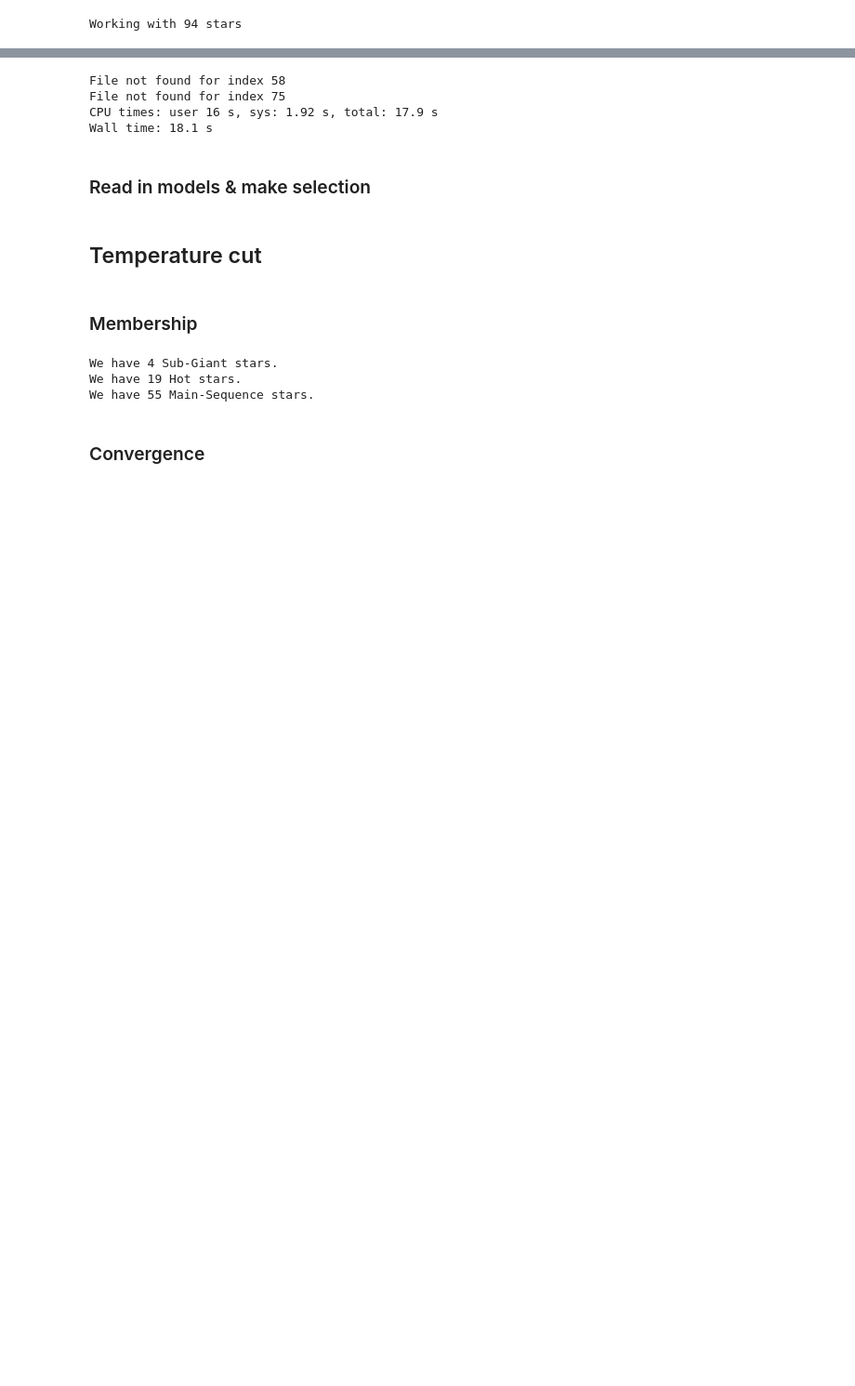
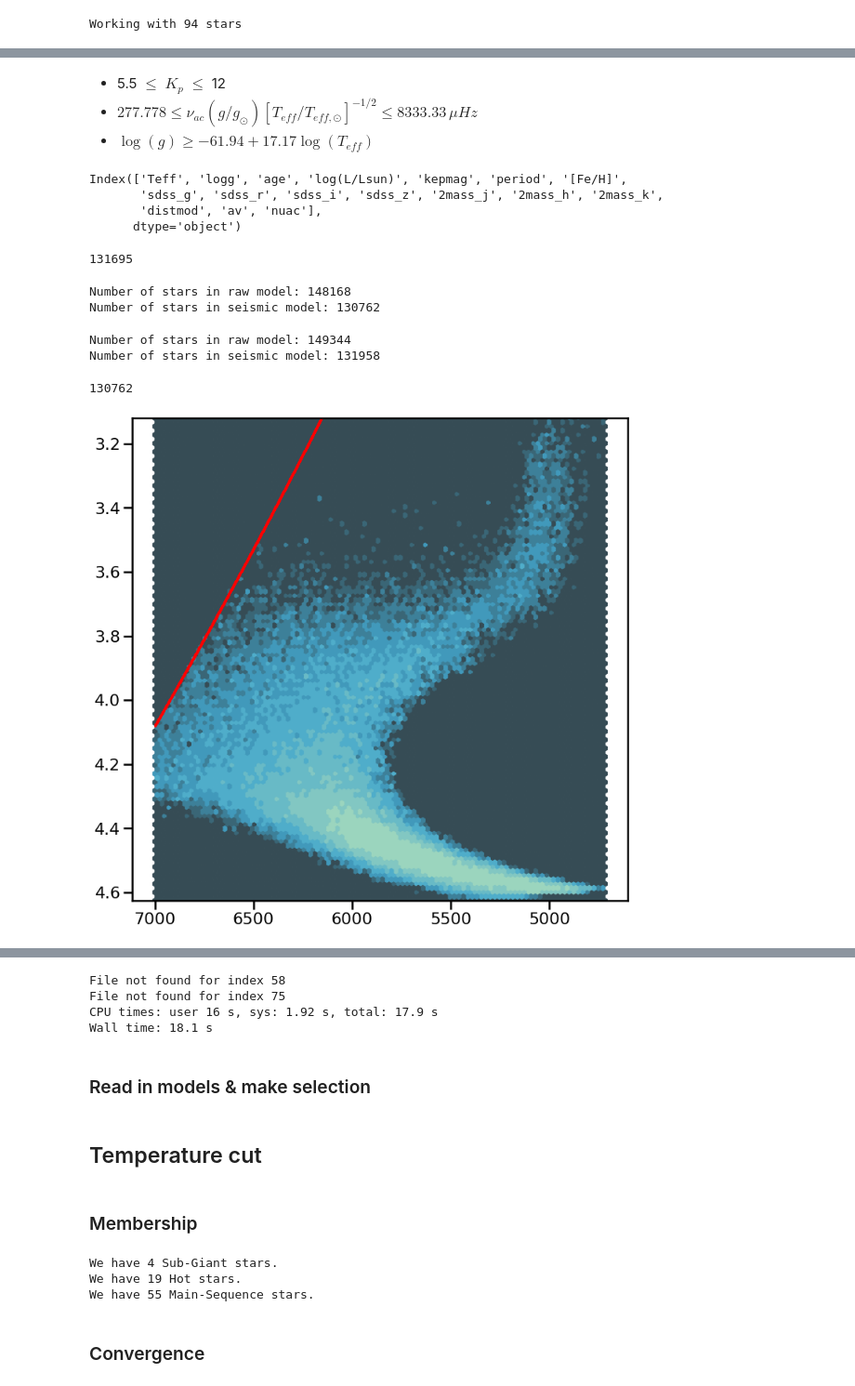
Before and after one commit to ojhall94/malatium, a Jupyter notebook: paper/model_plots.ipynb, the cells around one changed output, grey strips where cells are left out. Shown at 93% size. Cells and saved outputs as stored; diff of their text form; code cells hidden in the pictures; blank space fills up the shorter version.

Commit message:
made some seismic selection cuts

```diff
--- a/paper/model_plots.ipynb
+++ b/paper/model_plots.ipynb
@@ -16,0 +28,3 @@ Working with 94 stars
+# %%
+stan = pd.read_hdf('../data/jvs_models/standard_population.h5', key='sample', mode='r')
+ro = pd.read_hdf('../data/jvs_models/rocrit_population.h5', key='sample', mode='r')
@@ -16,0 +68,52 @@ Working with 94 stars
+# %% [markdown]
+- 5.5 $\leq$ $K_p$ $\leq$ 12
+- $277.778 \leq \nu_{ac}(g/g_\odot)[T_{eff}/T_{eff,\odot}]^{-1/2} \leq 8333.33\, \mu Hz$
+- $\log(g) \geq -61.94 + 17.17\log(T_{eff})$
+# %%
+stan.columns
+# %% [output]
+Index(['Teff', 'logg', 'age', 'log(L/Lsun)', 'kepmag', 'period', '[Fe/H]',
+       'sdss_g', 'sdss_r', 'sdss_i', 'sdss_z', '2mass_j', '2mass_h', '2mass_k',
+       'distmod', 'av', 'nuac'],
+      dtype='object')
+# %%
+len(stan[stan.nuac <= 8333.333])
+# %% [output]
+131695
+# %%
+print(f'Number of stars in raw model: {len(stan)}')
+stan['nuac'] = 5300. * ((10**stan.logg)/27400.) * (stan.Teff / 5777.)**(-0.5)
+seis_stan = stan[(stan.kepmag >= 5.5) &
+                 (stan.nuac <= 8333.333) &
+                 (stan.nuac > 277.772) &
+                 (stan.logg > -61.94 + 17.17*np.log10(stan.Teff))]
+print(f'Number of stars in seismic model: {len(seis_stan)}')
+# %% [output]
+Number of stars in raw model: 148168
+Number of stars in seismic model: 130762
+# %%
+print(f'Number of stars in raw model: {len(ro)}')
+ro['nuac'] = 5300. * ((10**ro.logg)/27400) * (ro.Teff / 5777)**(-0.5)
+seis_ro = ro[(ro.kepmag >= 5.5) &
+                (ro.nuac <= 8333.333 ) &
+                  (ro.nuac >= 277.772) &
+                 (ro.logg > -61.94 + 17.17*np.log10(ro.Teff))]
+print(f'Number of stars in seismic model: {len(seis_ro)}')
+# %% [output]
+Number of stars in raw model: 149344
+Number of stars in seismic model: 131958
+# %%
+fig = plt.figure(figsize=(12,12))
+ax =plt.gca()
+plt.hexbin(seis_stan.Teff, seis_stan.logg, cmap=cmap, bins='log')
+ax.invert_xaxis()
+ax.invert_yaxis()
+ax.set_ylim(seis_stan.logg.max(), seis_stan.logg.min())
+
+teffs = seis_stan.Teff.values
+loggs = -61.94 + 17.17 * np.log10(teffs)
+plt.scatter(teffs, loggs, c='r', s=1)
+print(len(seis_stan[seis_stan.logg > loggs]))
+# %% [output]
+130762
+[figure, added]
```
Also changed, not shown: parts of 14 cells of this notebook.
